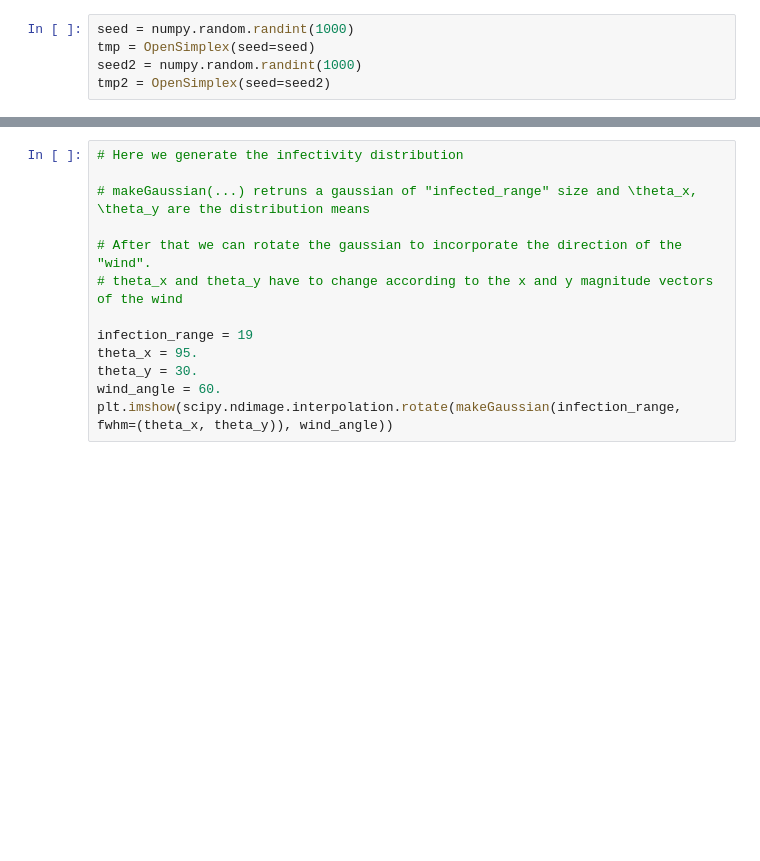
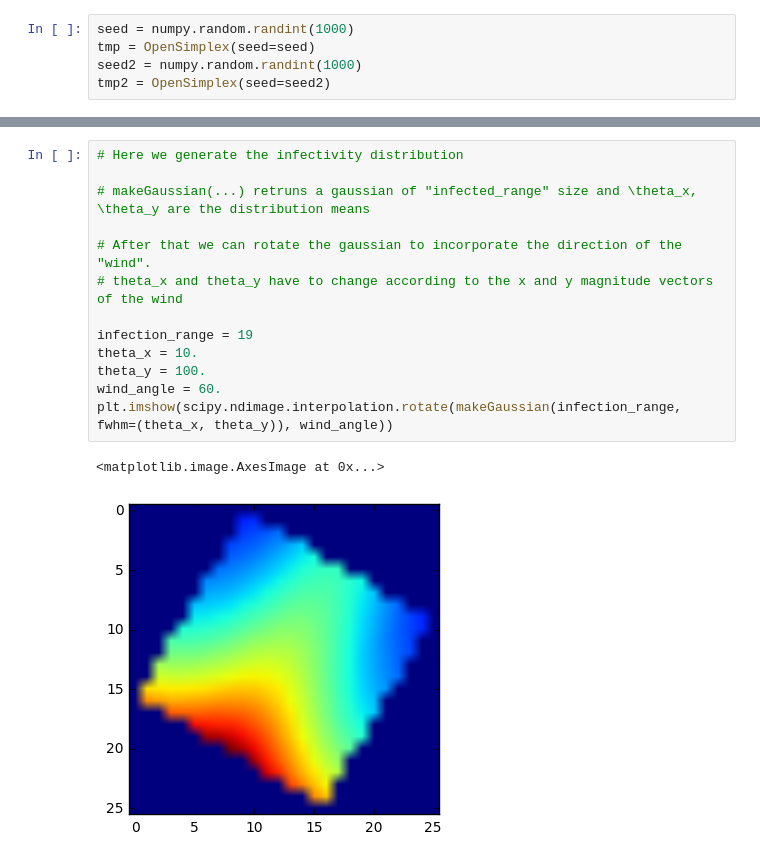
Before and after one commit to vbuens/patospread, a Jupyter notebook: patospread.ipynb, the cells around one changed output, grey strips where cells are left out. Drawn from its saved outputs; the diff is of its cells as text; blank space fills up the shorter version.

```diff
--- a/patospread.ipynb
+++ b/patospread.ipynb
@@ -60,14 +73,17 @@ plt.imshow(wfield)
 # %%
 # Here we generate the infectivity distribution
 
 # makeGaussian(...) retruns a gaussian of "infected_range" size and \theta_x, \theta_y are the distribution means
 
 # After that we can rotate the gaussian to incorporate the direction of the "wind".
 # theta_x and theta_y have to change according to the x and y magnitude vectors of the wind
 
 infection_range = 19
-theta_x = 95.
-theta_y = 30.
+theta_x = 10.
+theta_y = 100.
 wind_angle = 60.
 plt.imshow(scipy.ndimage.interpolation.rotate(makeGaussian(infection_range, fwhm=(theta_x, theta_y)), wind_angle))
+# %% [output]
+<matplotlib.image.AxesImage at 0x...>
+[figure, added]
 # %%
```
Also changed, not shown: parts of 14 cells of this notebook, 1 other file.
